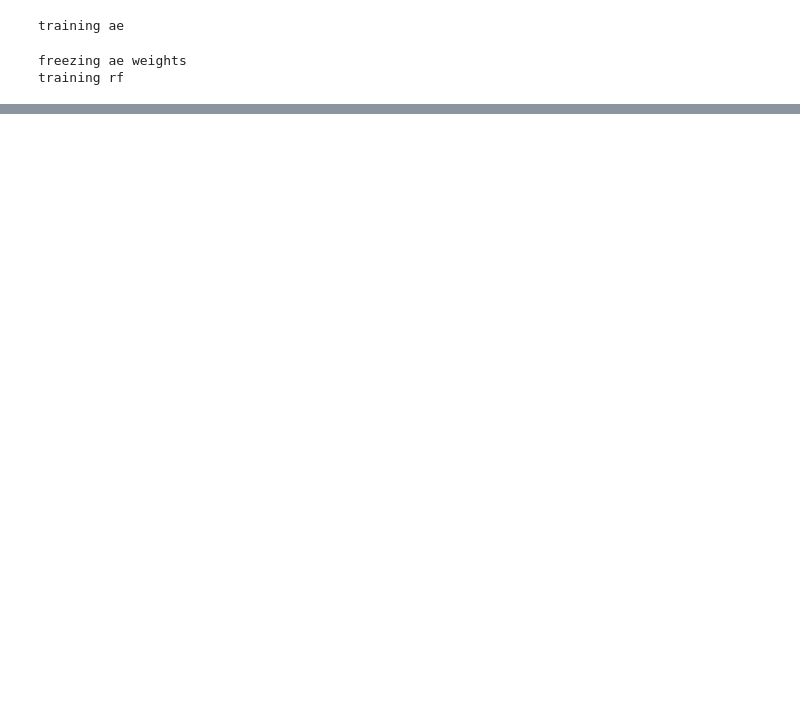
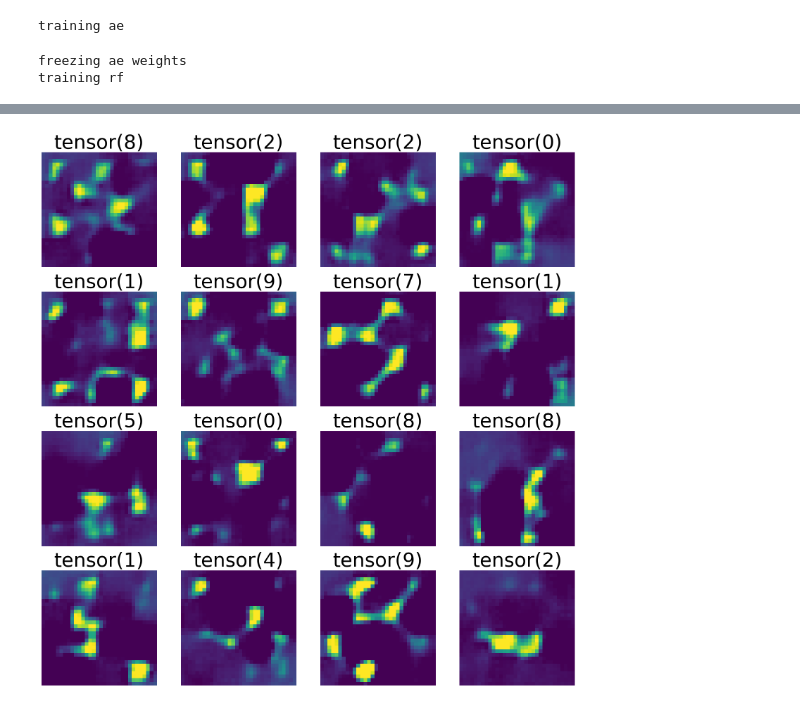
Before and after one commit to flappybird1084/sd-v4, a Jupyter notebook: rf-v2.ipynb, the cells around one changed output, grey strips where cells are left out. Cells and saved outputs as stored; diff of their text form; code cells hidden in the pictures; blank space fills up the shorter version.

```diff
--- a/rf-v2.ipynb
+++ b/rf-v2.ipynb
@@ -21,8 +21,8 @@ dataset = datasets.MNIST(root='./data', train=True, download=True, transform=tra
 
 device=torch.device("cuda" if torch.cuda.is_available() else "cpu")
 batch_size=512
-epochs=50
-autoencoder_epochs=5
+epochs=500
+autoencoder_epochs=15
 n_workers=4
 load_model=False
 train_model=True
@@ -472,0 +489,70 @@ tensor([7], device='cuda:0')
+# %%
+# Inference Cell — NxN Grid Generation with Prompt as Subtitle
+import torch
+import matplotlib.pyplot as plt
+from tqdm import tqdm
+
+compiled_model.eval()
+device = torch.device("cuda" if torch.cuda.is_available() else "cpu")
+
+# ---- Settings ----
+num_steps = 50
+dt = 1.0 / num_steps
+N = 4  # Grid size (NxN)
+total_samples = N * N
+
+# ---- Get prompts batch ----
+data_iter = iter(dataloader)
+image_sample, prompt_sample = next(data_iter)
+
+image_sample = image_sample[:total_samples].to(device)
+prompts = prompt_sample[:total_samples].to(device)
+
+# ---- Prepare latent shape ----
+with torch.no_grad():
+    with torch.autocast(device_type="cuda", dtype=torch.bfloat16):
+        latent_shape = compiled_model.encoder(image_sample[:1]).shape
+
+# ---- Storage ----
+generated_images = []
+
+# ---- Generate each sample independently ----
+for i in range(total_samples):
+    prompt = prompts[i:i+1]
+
+    # Start from noise in latent space
+    x_latent = torch.randn(latent_shape, device=device)
+
+    # Euler integration in LATENT space
+    with torch.no_grad():
+        for step in range(num_steps):
+            t = torch.ones((1, 1), device=device) * ((step + 0.5) / num_steps)
+            with torch.autocast(device_type="cuda", dtype=torch.bfloat16):
+                v_latent = compiled_model.forward_latent(x_latent, prompt, t)
+            x_latent = x_latent + v_latent * dt
+
+    # Decode once
+    with torch.no_grad():
+        with torch.autocast(device_type="cuda", dtype=torch.bfloat16):
+            generated = compiled_model.decoder(x_latent)
+
+    # Normalize to [0,1]
+    generated = (generated.clamp(-1, 1) + 1) / 2
+    generated_images.append(generated[0].detach().cpu())
+
+# ---- Plot NxN grid ----
+fig, axes = plt.subplots(N, N, figsize=(4*N, 4*N))
+
+for idx, ax in enumerate(axes.flat):
+    img = generated_images[idx].permute(1, 2, 0).float().numpy()
+    ax.imshow(img)
+    ax.axis("off")
+
+    # Convert prompt to string safely
+    prompt_text = str(prompt_sample[idx])
+    ax.set_title(prompt_text, fontsize=40)
+
+plt.tight_layout()
+plt.show()
+# %% [output]
+[figure, added]
```
Also changed, not shown: parts of 3 cells of this notebook.
